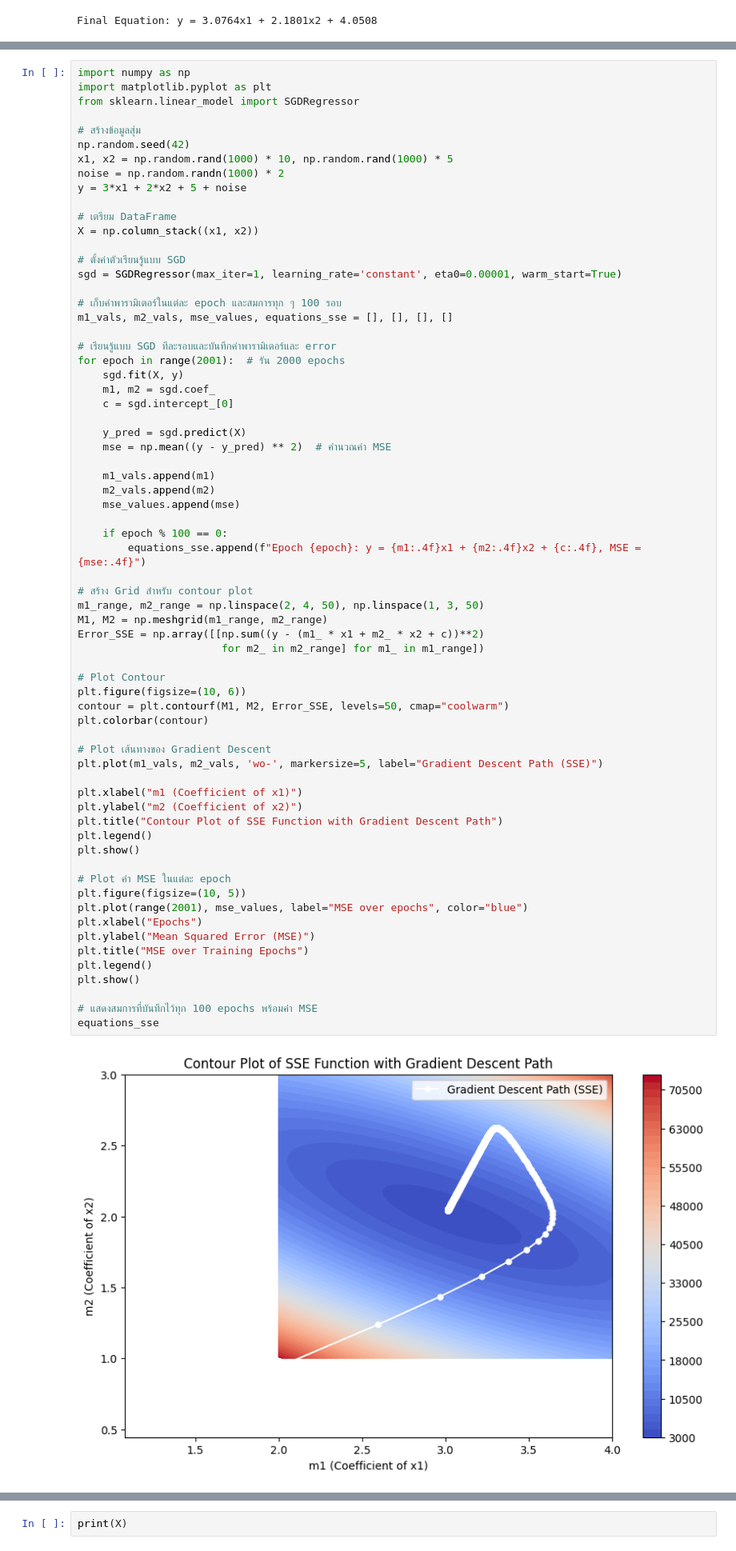
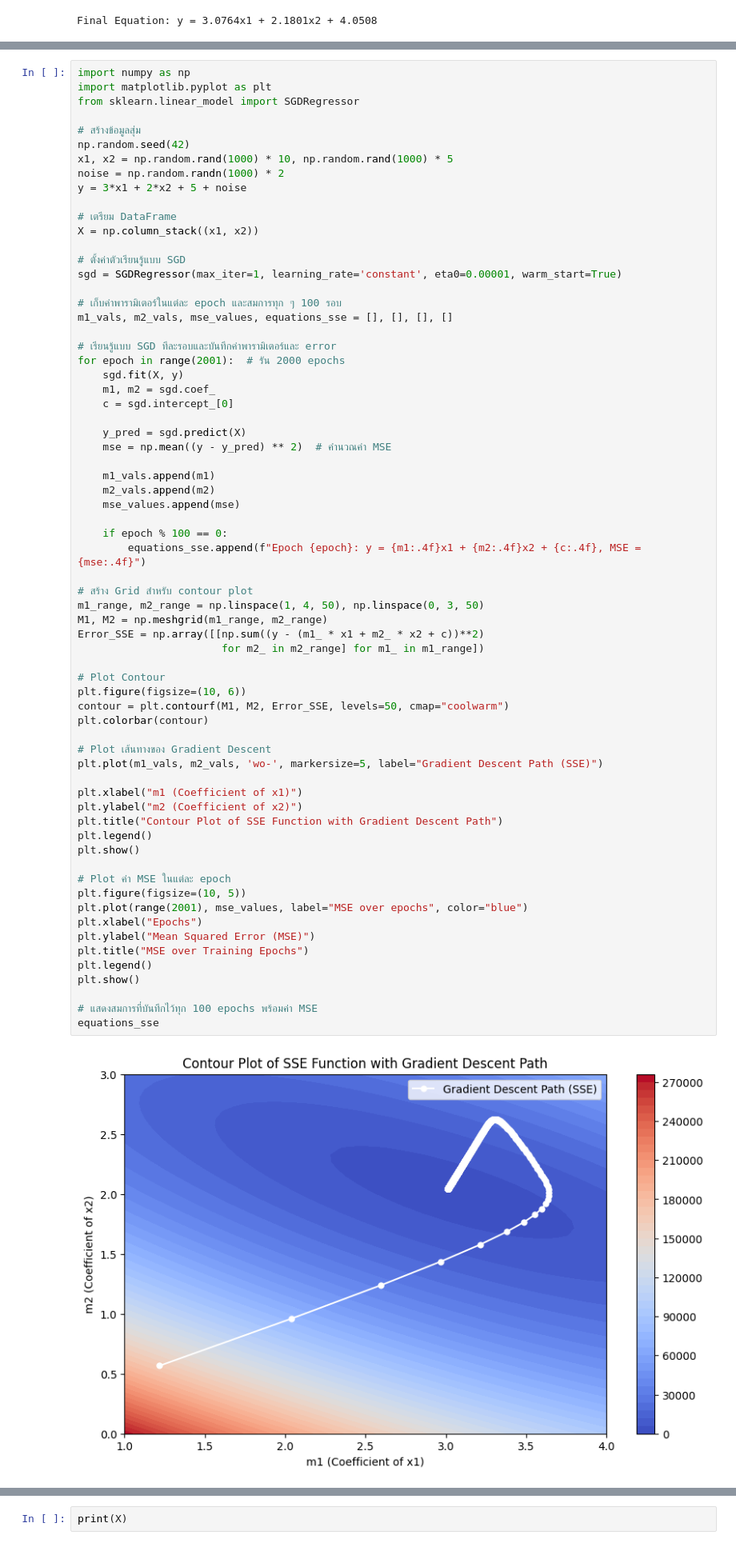
Before and after one commit to Krengsak/GradientBoosting, a Jupyter notebook: Test.ipynb, the cells around one changed output, grey strips where cells are left out. Shown at 80% size. Saved outputs shown, nothing was run; the diff lists cells and outputs as text.

```diff
--- a/Test.ipynb
+++ b/Test.ipynb
@@ -428,38 +428,38 @@ for epoch in range(2001):  # รัน 2000 epochs
         equations_sse.append(f"Epoch {epoch}: y = {m1:.4f}x1 + {m2:.4f}x2 + {c:.4f}, MSE = {mse:.4f}")
 
 # สร้าง Grid สำหรับ contour plot
-m1_range, m2_range = np.linspace(2, 4, 50), np.linspace(1, 3, 50)
+m1_range, m2_range = np.linspace(1, 4, 50), np.linspace(0, 3, 50)
 M1, M2 = np.meshgrid(m1_range, m2_range)
 Error_SSE = np.array([[np.sum((y - (m1_ * x1 + m2_ * x2 + c))**2)
                        for m2_ in m2_range] for m1_ in m1_range])
 
 # Plot Contour
 plt.figure(figsize=(10, 6))
 contour = plt.contourf(M1, M2, Error_SSE, levels=50, cmap="coolwarm")
 plt.colorbar(contour)
 
 # Plot เส้นทางของ Gradient Descent
 plt.plot(m1_vals, m2_vals, 'wo-', markersize=5, label="Gradient Descent Path (SSE)")
 
 plt.xlabel("m1 (Coefficient of x1)")
 plt.ylabel("m2 (Coefficient of x2)")
 plt.title("Contour Plot of SSE Function with Gradient Descent Path")
 plt.legend()
 plt.show()
 
 # Plot ค่า MSE ในแต่ละ epoch
 plt.figure(figsize=(10, 5))
 plt.plot(range(2001), mse_values, label="MSE over epochs", color="blue")
 plt.xlabel("Epochs")
 plt.ylabel("Mean Squared Error (MSE)")
 plt.title("MSE over Training Epochs")
 plt.legend()
 plt.show()
 
 # แสดงสมการที่บันทึกไว้ทุก 100 epochs พร้อมค่า MSE
 equations_sse
 # %% [output]
-[figure, old version]
+[figure, new version]
 [figure]
 ['Epoch 0: y = 1.2183x1 + 0.5665x2 + 0.2077, MSE = 331.0869',
  'Epoch 100: y = 3.3151x1 + 2.6210x2 + 1.3466, MSE = 5.8954',
```
Also changed, not shown: 1 other file.
